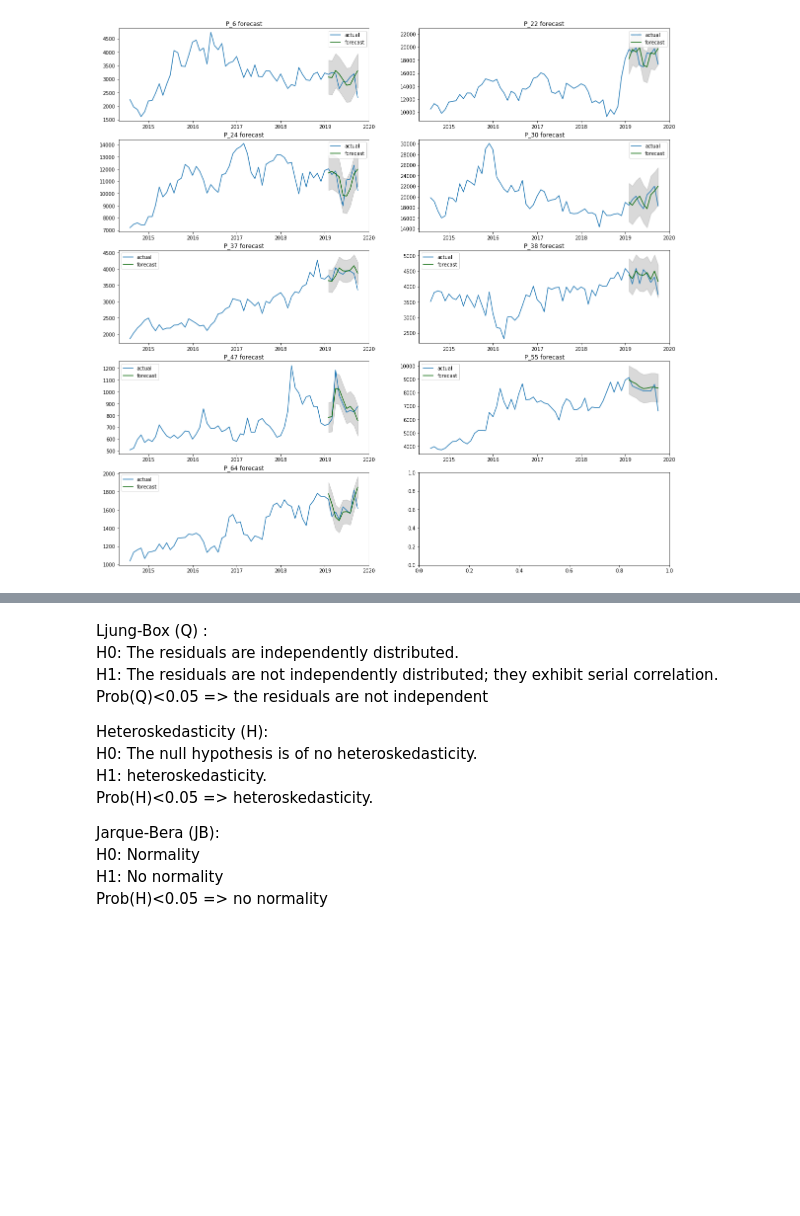
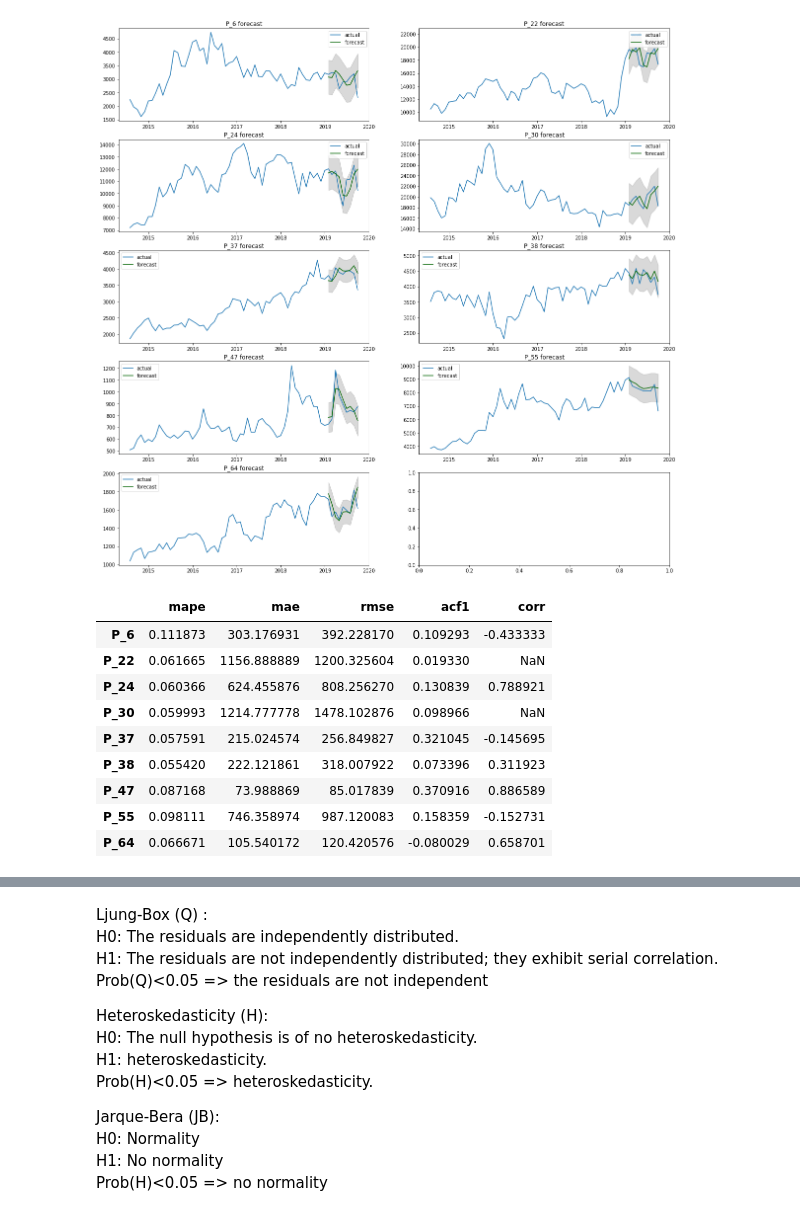
Before and after one commit to Mounji-Salma/Forecasting_App, a Jupyter notebook: ARIMA.ipynb, the cells around one changed output, grey strips where cells are left out. Cells and saved outputs as stored; diff of their text form; code cells hidden in the pictures; blank space fills up the shorter version.

```diff
--- a/ARIMA.ipynb
+++ b/ARIMA.ipynb
@@ -252,10 +256,18 @@ DatetimeIndex(['2019-10-31', '2019-11-30', '2019-12-31', '2020-01-31',
-# %%
-train_arima = sales_s.loc[:'2018-12-31']
-test_arima = sales_s.loc['2019-01-31':]
+# %%
+from statsmodels.tsa.stattools import acf
+def forecast_accuracy(forecast, actual):
+    mape = np.mean(np.abs(forecast - actual)/np.abs(actual))  # MAPE
+    mae = np.mean(np.abs(forecast - actual))    # MAE
+    mpe = np.mean((forecast - actual)/actual)   # MPE
+    rmse = np.mean((forecast - actual)**2)**.5  # RMSE
+    corr = np.corrcoef(forecast, actual)[0,1]   # corr
+    acf1 = acf(forecast-actual)[1]              # ACF1
+    return({'mape':mape, 'mae': mae, 'rmse':rmse, 'acf1':acf1, 'corr':corr})
 # %%
 fig, axs = plt.subplots(5, 2, figsize=(20, 20))
 axs = axs.flatten()
 fitted_dynamic = [0]*len(sales_s.columns)
+accuracies_dynamic = [0]*len(sales_s.columns)
 for i, item in enumerate(sales_s.columns):
     fitted_dynamic[i] = models[i].fit(train_arima.iloc[:,i])
     fc, confint = fitted_dynamic[i].predict(n_periods=9, return_conf_int=True)
@@ -275,5 +287,7 @@ for i, item in enumerate(sales_s.columns):
                      color='k', alpha=.15)
     axs[i].set_title(f"{item} forecast")
     axs[i].legend()
+
+    accuracies_dynamic[i] = forecast_accuracy(fc_series, test_arima.iloc[:,i])
 # %% [output]
 [figure]
@@ -323,2 +327,18 @@ for i, item in enumerate(sales_s.columns):
 # %% [output]
 [figure]
+# %%
+res = pd.DataFrame(columns=['mape', 'mae', 'rmse','acf1','corr'])
+for i in range(len(sales_s.columns)):
+    res = res.append(accuracies_dynamic[i], ignore_index=True)
+res.set_index(sales_s.columns)
+# %% [output]
+|  | mape | mae | rmse | acf1 | corr |
+| P_6 | 0.111873 | 303.176931 | 392.228170 | 0.109293 | -0.433333 |
+| P_22 | 0.061665 | 1156.888889 | 1200.325604 | 0.019330 | NaN |
+| P_24 | 0.060366 | 624.455876 | 808.256270 | 0.130839 | 0.788921 |
+| P_30 | 0.059993 | 1214.777778 | 1478.102876 | 0.098966 | NaN |
+| P_37 | 0.057591 | 215.024574 | 256.849827 | 0.321045 | -0.145695 |
+| P_38 | 0.055420 | 222.121861 | 318.007922 | 0.073396 | 0.311923 |
+| P_47 | 0.087168 | 73.988869 | 85.017839 | 0.370916 | 0.886589 |
+| P_55 | 0.098111 | 746.358974 | 987.120083 | 0.158359 | -0.152731 |
+| P_64 | 0.066671 | 105.540172 | 120.420576 | -0.080029 | 0.658701 |
```
Also changed, not shown: parts of 13 cells of this notebook, 1 other file.
